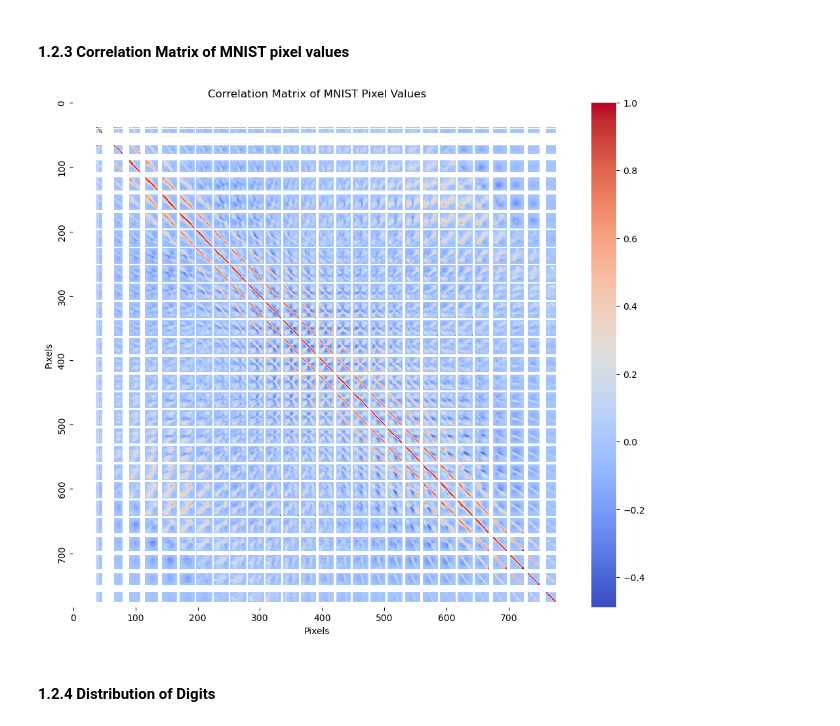
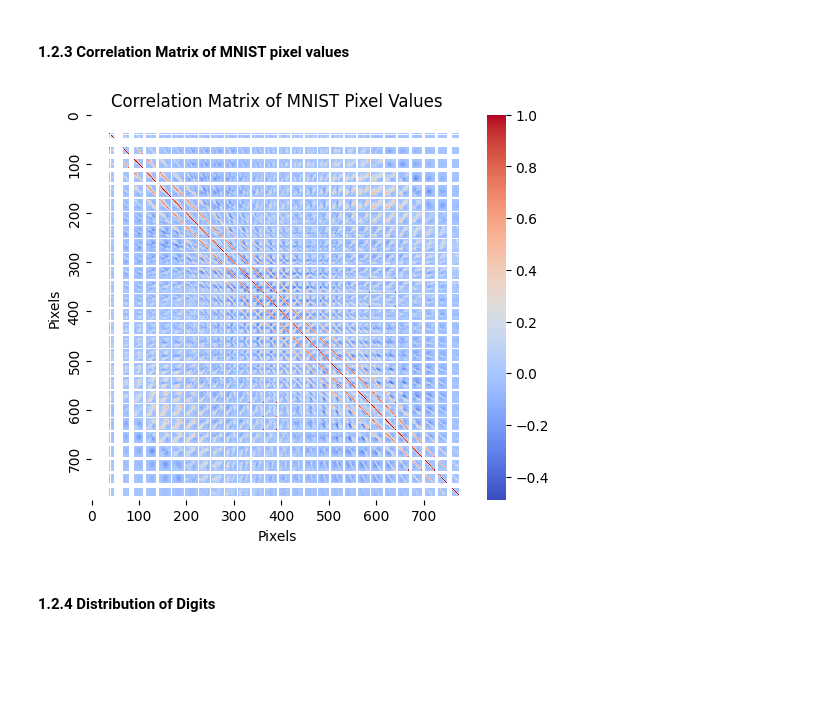
Before and after one commit to Team-Synapse-UoM/Custom-CNN-ImageClassification, a Jupyter notebook: data.ipynb, the cells around one changed output. Cells and saved outputs as stored; diff of their text form; code cells hidden in the pictures; blank space fills up the shorter version.

```diff
--- a/data.ipynb
+++ b/data.ipynb
@@ -113,24 +153,22 @@ plt.show()
 # %% [markdown]
 #### 1.2.3 Correlation Matrix of MNIST pixel values
 # %%
-# Convert the first N images to a numpy array
-N = 1000  # Num images for correlation
 train_images = torch.stack([train_dataset[i][0] for i in range(N)])
 train_labels = torch.tensor([train_dataset[i][1] for i in range(N)])
 train_images = train_images.view(N, -1).numpy()
 
 # Calculate the correlation matrix
 correlation_matrix = np.corrcoef(train_images.T)
 
 # Visualize the correlation matrix using a heatmap
-plt.figure(figsize=(12, 10))
+plt.figure(figsize=(6, 5))
 sns.heatmap(correlation_matrix, cmap='coolwarm', cbar=True, xticklabels=100, yticklabels=100)
 plt.title('Correlation Matrix of MNIST Pixel Values')
 plt.xlabel('Pixels')
 plt.ylabel('Pixels')
 plt.show()
 # %% [output]
-[figure, old version]
+[figure, new version]
 # %% [markdown]
 #### 1.2.4 Distribution of Digits
 # %%
```
Also changed, not shown: parts of 10 cells of this notebook, 2 other files.
